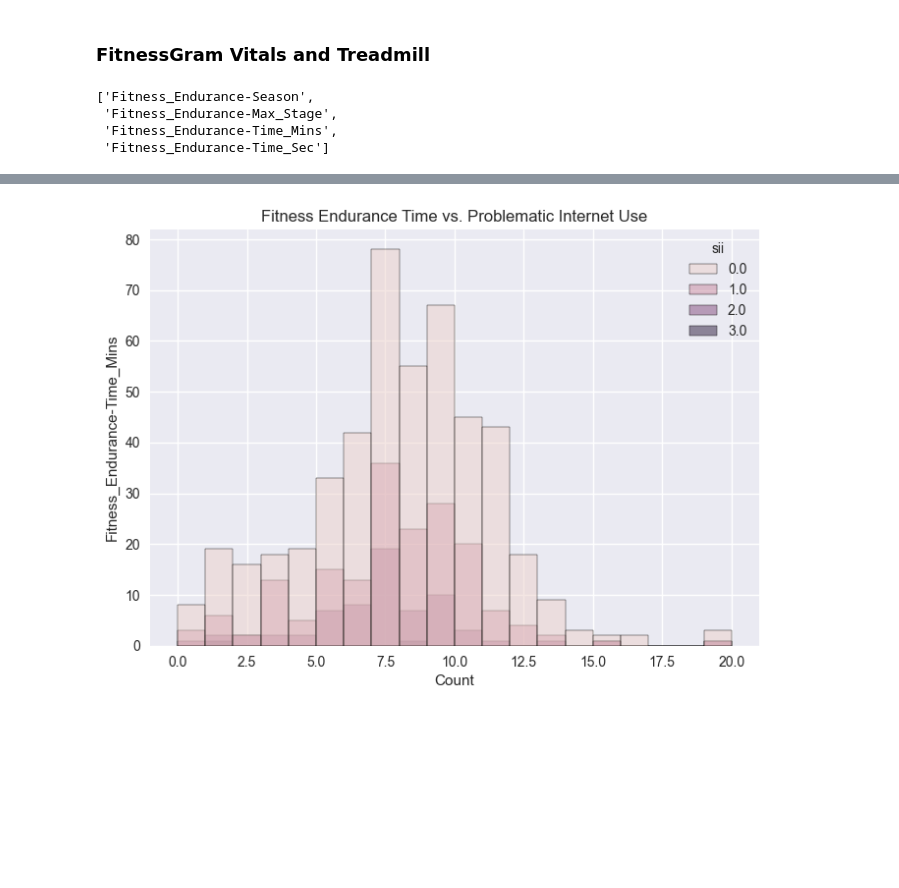
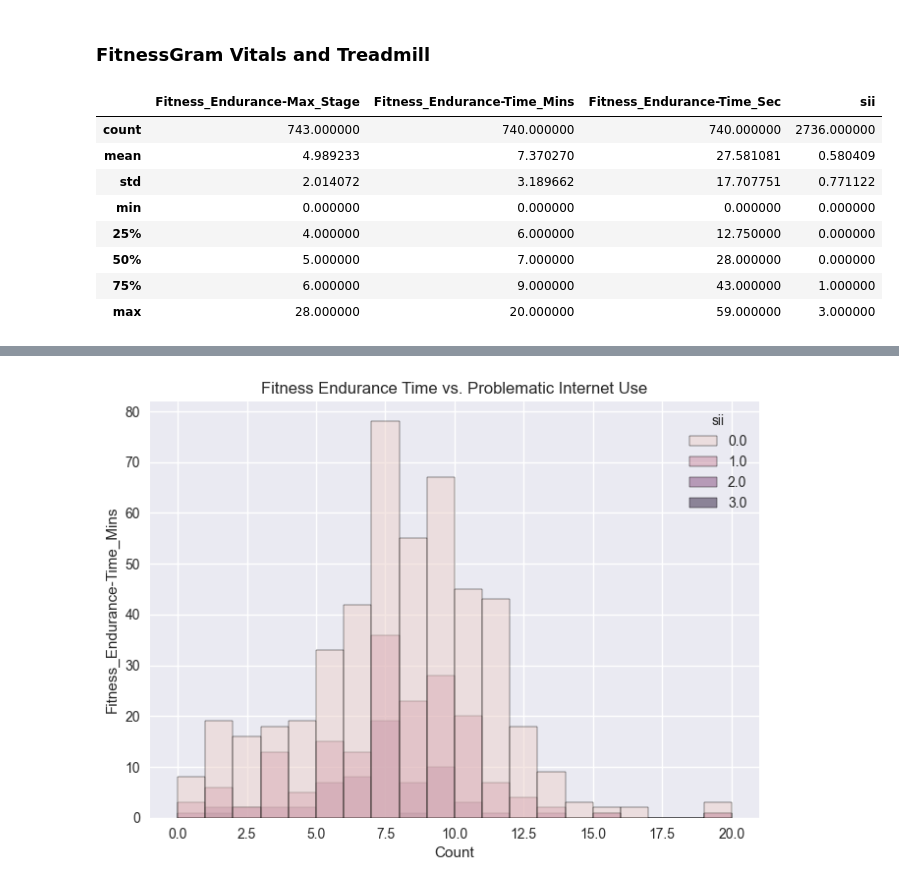
Before and after one commit to crmueller100/child-mind-institute-problematic-internet-use, a Jupyter notebook: predict_severity_impairment_index.ipynb, the cells around one changed output, grey strips where cells are left out. Drawn from its saved outputs; the diff is of its cells as text; code cells hidden in the pictures; blank space fills up the shorter version.

Commit message:
removed old columns, runs through after stopping kernel

```diff
--- a/predict_severity_impairment_index.ipynb
+++ b/predict_severity_impairment_index.ipynb
@@ -189,10 +183,16 @@ Here's what we learned:
 # %% [markdown]
 ### FitnessGram Vitals and Treadmill
 # %%
-list(train_df.filter(like='Fitness_Endurance').columns)
+fitness_endurance_cols = list(train_df.filter(like='Fitness_Endurance-').columns) + ['sii']
+train_df[fitness_endurance_cols].describe()
 # %% [output]
-['Fitness_Endurance-Season',
- 'Fitness_Endurance-Max_Stage',
- 'Fitness_Endurance-Time_Mins',
- 'Fitness_Endurance-Time_Sec']
+|  | Fitness_Endurance-Max_Stage | Fitness_Endurance-Time_Mins | Fitness_Endurance-Time_Sec | sii |
+| count | 743.000000 | 740.000000 | 740.000000 | 2736.000000 |
+| mean | 4.989233 | 7.370270 | 27.581081 | 0.580409 |
+| std | 2.014072 | 3.189662 | 17.707751 | 0.771122 |
+| min | 0.000000 | 0.000000 | 0.000000 | 0.000000 |
+| 25% | 4.000000 | 6.000000 | 12.750000 | 0.000000 |
+| 50% | 5.000000 | 7.000000 | 28.000000 | 0.000000 |
+| 75% | 6.000000 | 9.000000 | 43.000000 | 1.000000 |
+| max | 28.000000 | 20.000000 | 59.000000 | 3.000000 |
 # %%
```
Also changed, not shown: parts of 23 cells of this notebook.
